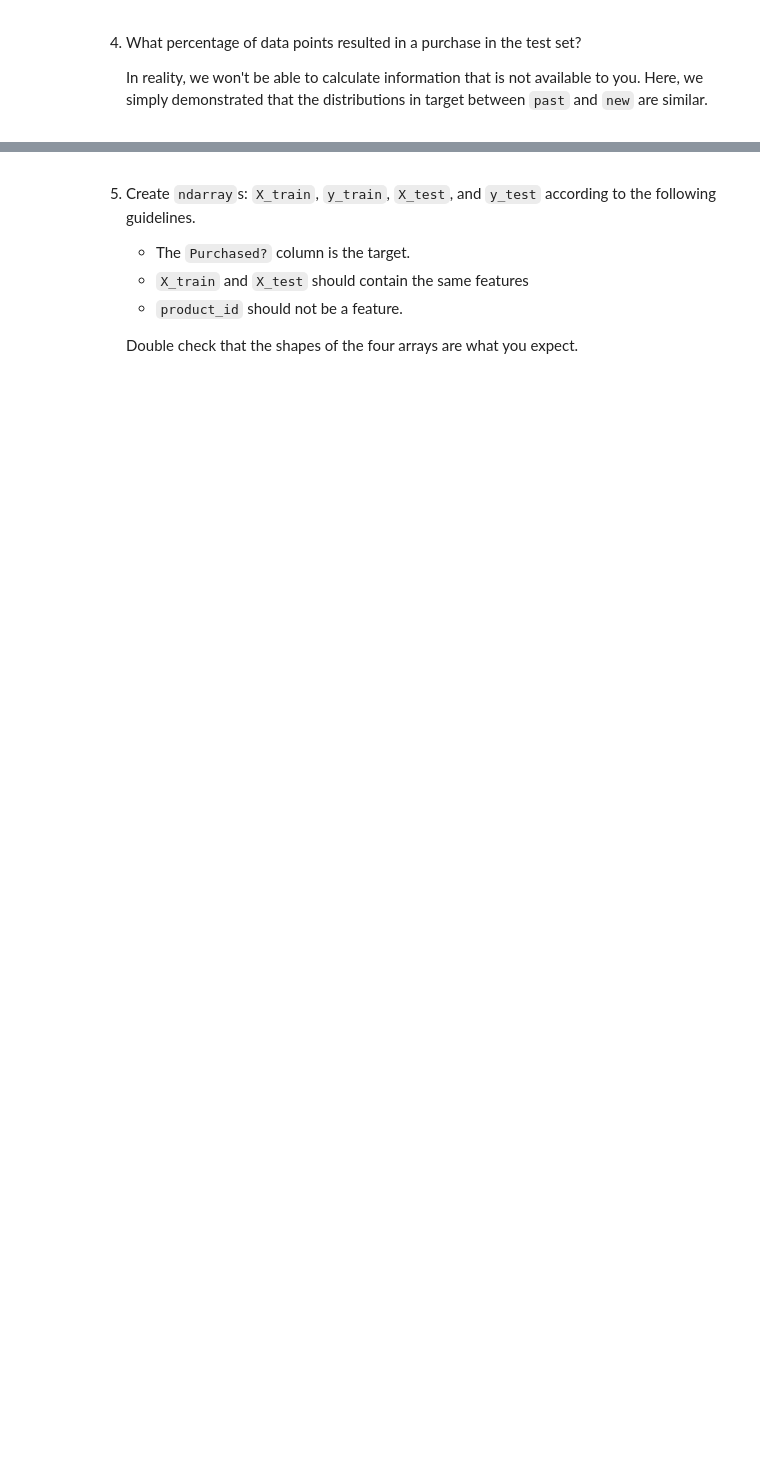
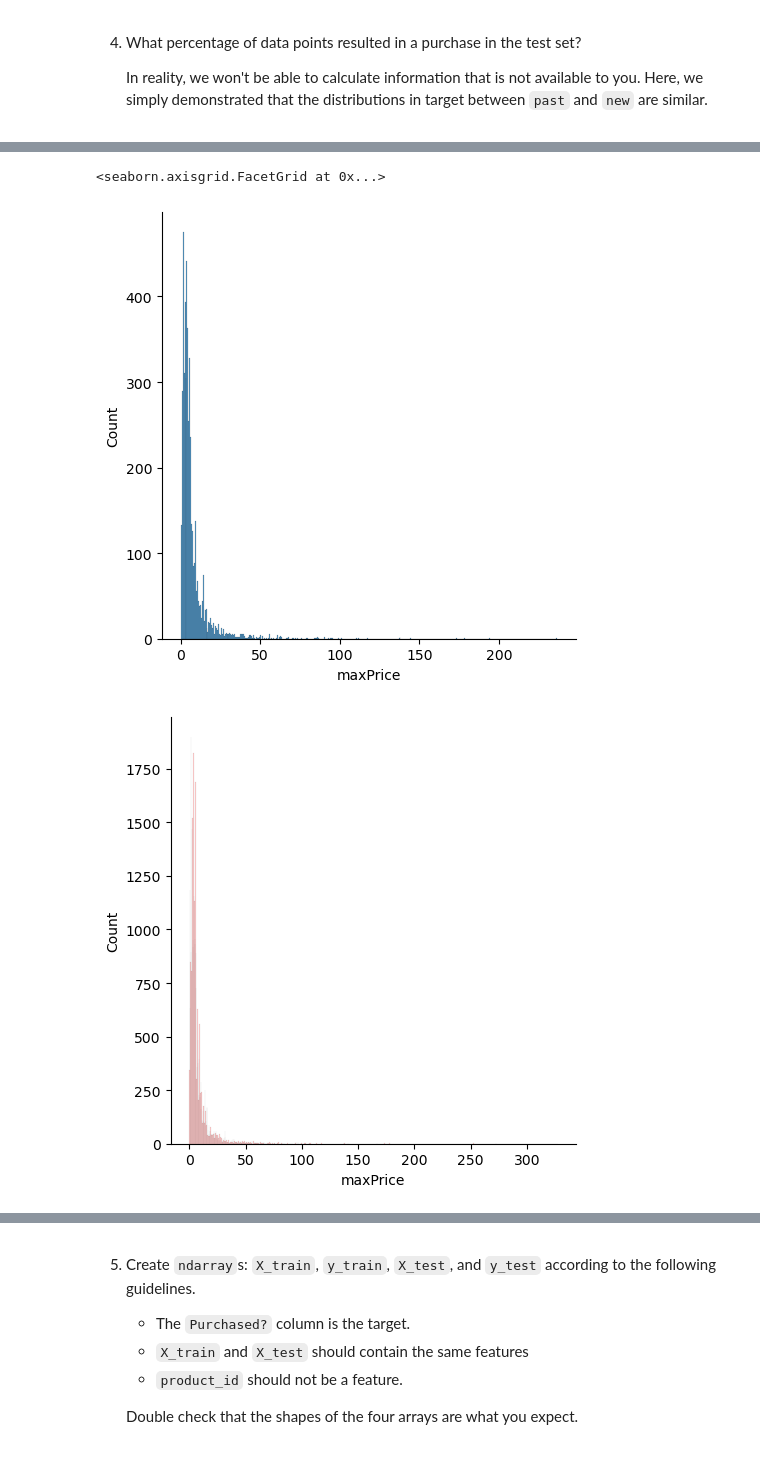
Before and after one commit to frslee/FrederickMLE-9, a Jupyter notebook: assignments/week-8-unsupervised-ML/nb/new-product-launch.ipynb, the cells around one changed output, grey strips where cells are left out. Cells and saved outputs as stored; diff of their text form; code cells hidden in the pictures; blank space fills up the shorter version.

```diff
--- a/assignments/week-8-unsupervised-ML/nb/new-product-launch.ipynb
+++ b/assignments/week-8-unsupervised-ML/nb/new-product-launch.ipynb
@@ -523,4 +695,6 @@ The purchase status for each "new" product is known, but we only use the labels
 
     Look at the shape of `new` and inspect the frist few rows.
 # %%
-# YOUR CODE HERE
+# read in new dataframe:
+new = pd.read_csv('../dat/new.csv.gz')
+new.shape
@@ -548,0 +782,12 @@ new.head()
+# %%
+# now check the distributions of these features visually
+# (past vs. new df's):
+sns.displot(past['maxPrice'])
+sns.displot( new['maxPrice'], color='red', alpha=0.2)
+
+sns.displot(past['minPrice'])
+sns.displot( new['minPrice'], color='red', alpha=0.2)
+# %% [output]
+<seaborn.axisgrid.FacetGrid at 0x...>
+[figure, added]
+[figure, added]
```
Also changed, not shown: parts of 33 cells of this notebook.
